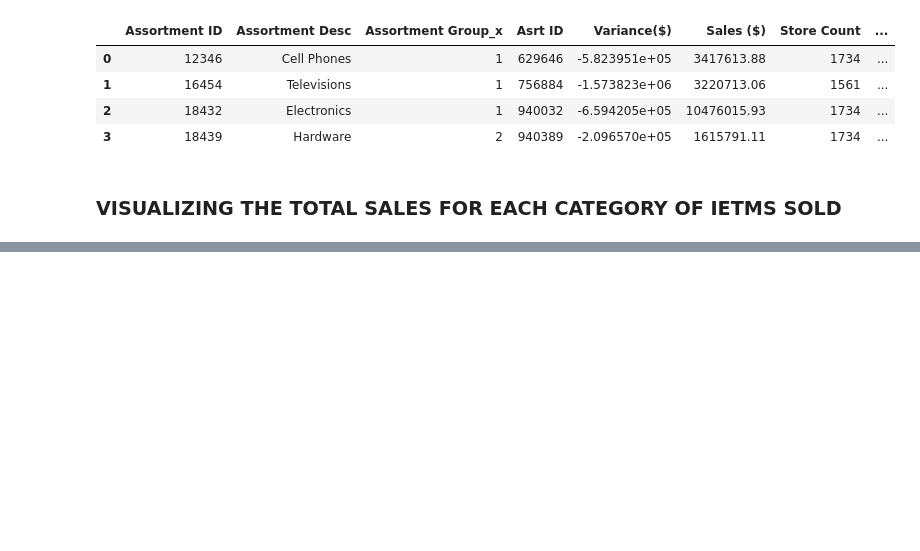
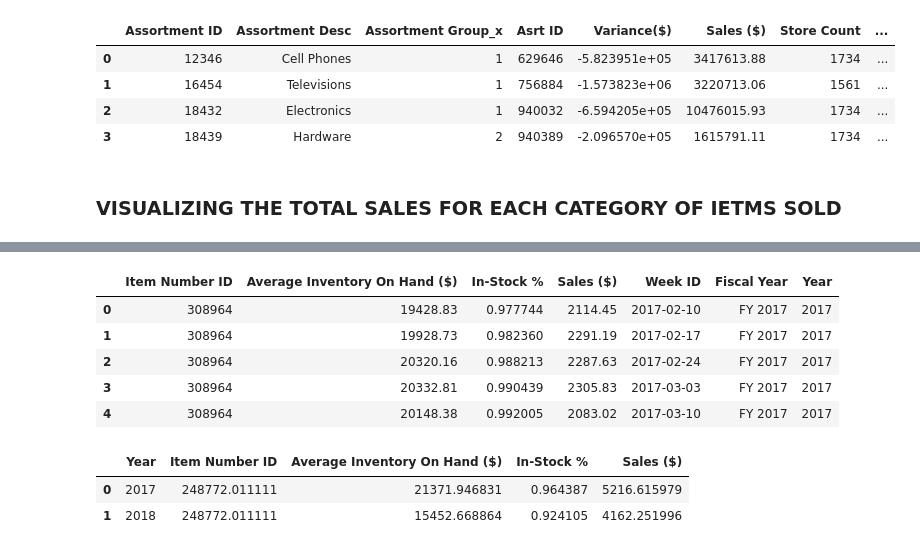
Before and after one commit to BrightTsevi/Sales_Dashboard, a Jupyter notebook: Ex_Files_PowerBI_Top_Skills/Exercise Files/Sales Data.ipynb, the cells around one changed output, grey strips where cells are left out. Cells and saved outputs as stored; diff of their text form; code cells hidden in the pictures; blank space fills up the shorter version.

```diff
--- a/Ex_Files_PowerBI_Top_Skills/Exercise Files/Sales Data.ipynb
+++ b/Ex_Files_PowerBI_Top_Skills/Exercise Files/Sales Data.ipynb
@@ -96,0 +96,17 @@ px.bar(grouped_df_merge, x='Assortment Desc', y = 'Sales ($)')
+# %%
+In_stock['Year'] = In_stock['Fiscal Year'].apply(lambda x: int(str(x).split(' ')[1]))
+In_stock.head()
+# %% [output]
+|  | Item Number ID | Average Inventory On Hand ($) | In-Stock % | Sales ($) | Week ID | Fiscal Year | Year |
+| 0 | 308964 | 19428.83 | 0.977744 | 2114.45 | 2017-02-10 | FY 2017 | 2017 |
+| 1 | 308964 | 19928.73 | 0.982360 | 2291.19 | 2017-02-17 | FY 2017 | 2017 |
+| 2 | 308964 | 20320.16 | 0.988213 | 2287.63 | 2017-02-24 | FY 2017 | 2017 |
+| 3 | 308964 | 20332.81 | 0.990439 | 2305.83 | 2017-03-03 | FY 2017 | 2017 |
+| 4 | 308964 | 20148.38 | 0.992005 | 2083.02 | 2017-03-10 | FY 2017 | 2017 |
+# %%
+stock_sale = In_stock.groupby('Year',as_index=False).mean()
+stock_sale
+# %% [output]
+|  | Year | Item Number ID | Average Inventory On Hand ($) | In-Stock % | Sales ($) |
+| 0 | 2017 | 248772.011111 | 21371.946831 | 0.964387 | 5216.615979 |
+| 1 | 2018 | 248772.011111 | 15452.668864 | 0.924105 | 4162.251996 |
```
Also changed, not shown: parts of 12 cells of this notebook.
